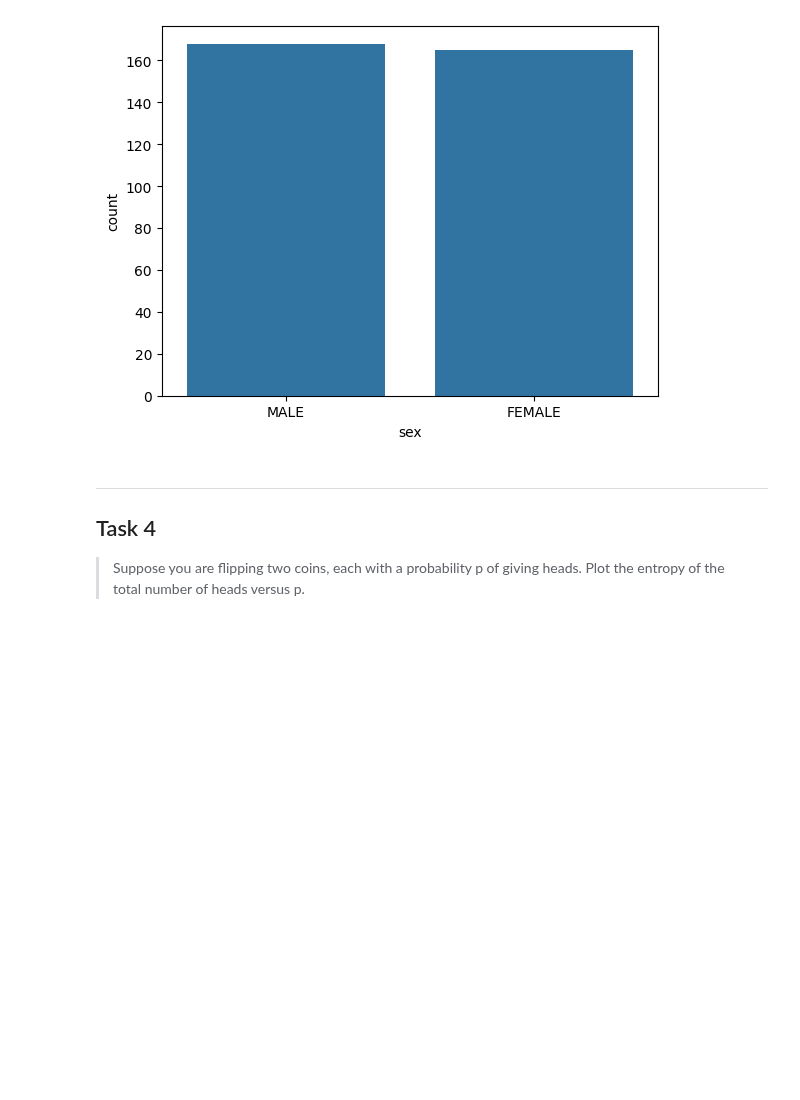
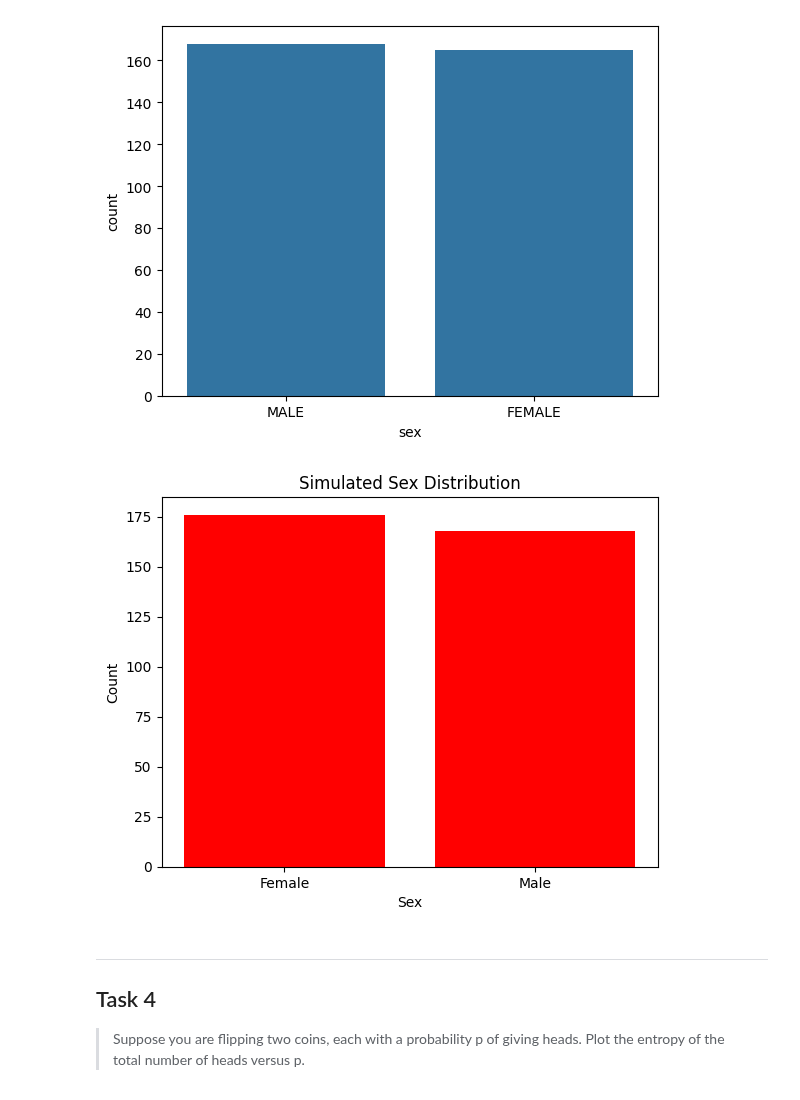
Before and after one commit to claretubs/fundamentals-data-analysis-project, a Jupyter notebook: tasks.ipynb, the cells around one changed output. Saved outputs shown, nothing was run; the diff lists cells and outputs as text; code cells hidden in the pictures; blank space fills up the shorter version.

Commit message:
Binomial Distribution

```diff
--- a/tasks.ipynb
+++ b/tasks.ipynb
@@ -212,6 +213,24 @@ sns.countplot(data = df, x = 'sex')
 plt.show()
 # %% [output]
 [figure]
+# %%
+# Assume a constant probability of being male.
+p_male = 0.5
+# %%
+# Simulate binary outcomes (0 for Female, 1 for Male).
+num_samples = 344
+simulated_sex = np.random.binomial(1, p_male, num_samples)
+# %%
+# Plot the distribution
+# xticks() - https://www.geeksforgeeks.org/matplotlib-pyplot-xticks-in-python/
+plt.hist(simulated_sex, bins=[-0.5, 0.5, 1.5], align='mid', rwidth=0.8, color='red')
+plt.xticks([0, 1], ['Female', 'Male'])
+plt.xlabel('Sex')
+plt.ylabel('Count')
+plt.title('Simulated Sex Distribution')
+plt.show()
+# %% [output]
+[figure, added]
 # %% [markdown]
 ***
 ## Task 4
```
Also changed, not shown: parts of 4 cells of this notebook.
